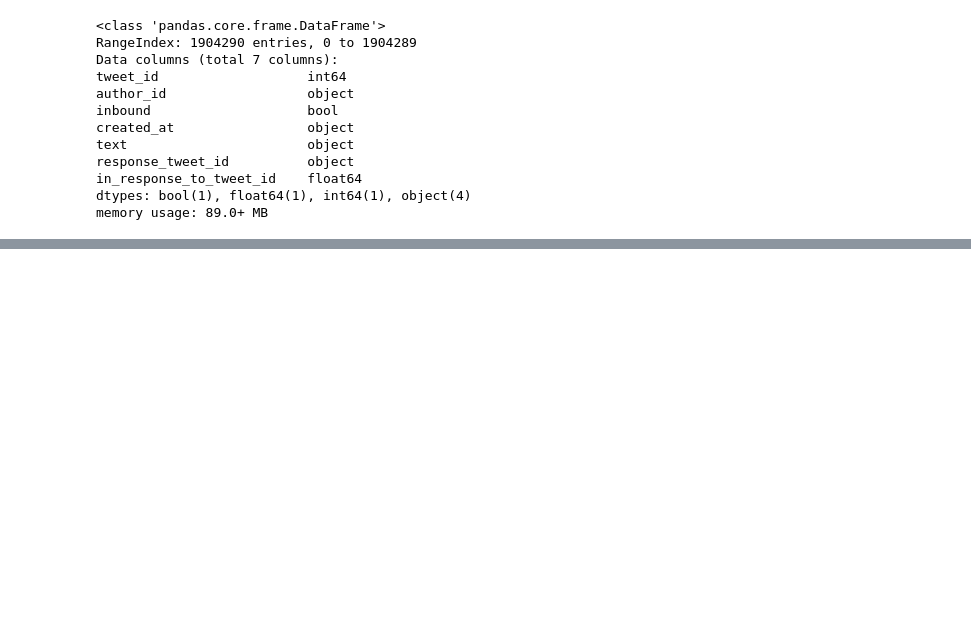
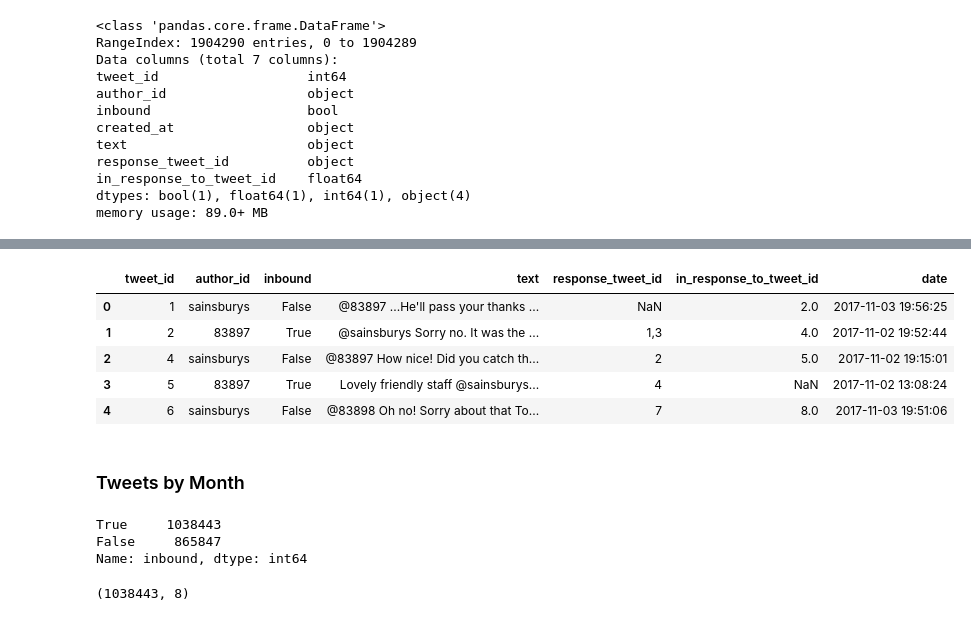
Before and after one commit to xvila/Twitter-Customer-Support-Exploration, a Jupyter notebook: notebooks/data_processing.ipynb, the cells around one changed output, grey strips where cells are left out. Saved outputs shown, nothing was run; the diff lists cells and outputs as text; code cells hidden in the pictures; blank space fills up the shorter version.

```diff
--- a/notebooks/data_processing.ipynb
+++ b/notebooks/data_processing.ipynb
@@ -76,0 +85,9 @@ df.head()
+# %%
+df.head()
+# %% [output]
+|  | tweet_id | author_id | inbound | text | response_tweet_id | in_response_to_tweet_id | date |
+| 0 | 1 | sainsburys | False | @83897 ...He'll pass your thanks ... | NaN | 2.0 | 2017-11-03 19:56:25 |
+| 1 | 2 | 83897 | True | @sainsburys Sorry no. It was the ... | 1,3 | 4.0 | 2017-11-02 19:52:44 |
+| 2 | 4 | sainsburys | False | @83897 How nice! Did you catch th... | 2 | 5.0 | 2017-11-02 19:15:01 |
+| 3 | 5 | 83897 | True | Lovely friendly staff @sainsburys... | 4 | NaN | 2017-11-02 13:08:24 |
+| 4 | 6 | sainsburys | False | @83898 Oh no! Sorry about that To... | 7 | 8.0 | 2017-11-03 19:51:06 |
@@ -76,0 +96,8 @@ df.head()
+# %% [markdown]
+### Tweets by Month
+# %%
+df.inbound.value_counts()
+# %% [output]
+True     1038443
+False     865847
+Name: inbound, dtype: int64
@@ -76,0 +106,4 @@ df.head()
+# %%
+inboundDF.shape
+# %% [output]
+(1038443, 8)
```
Also changed, not shown: parts of 18 cells of this notebook.
